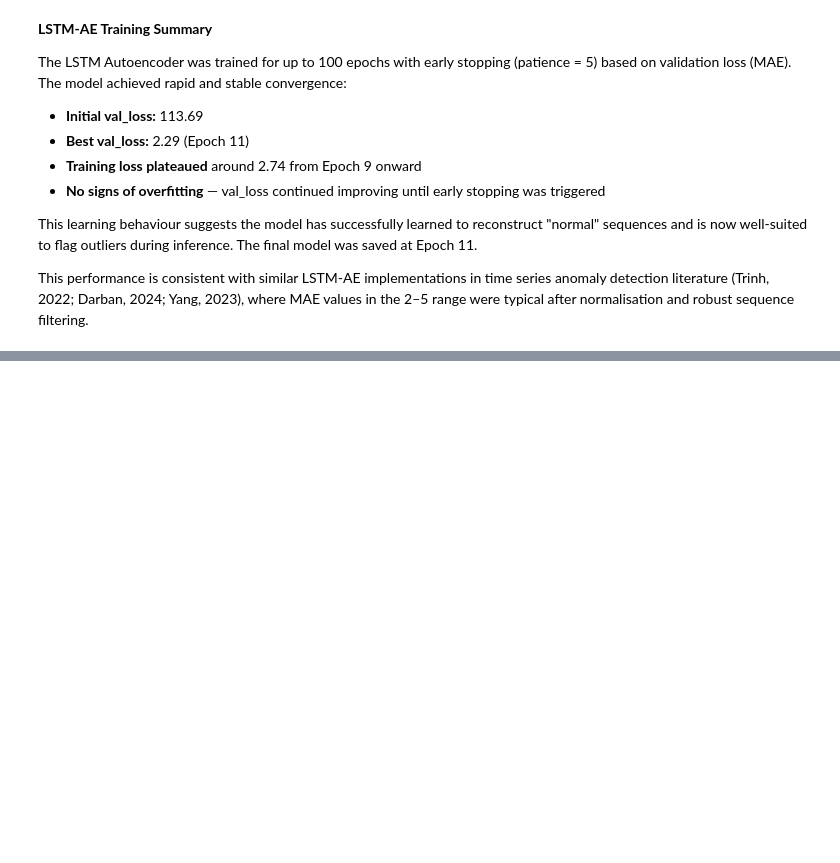
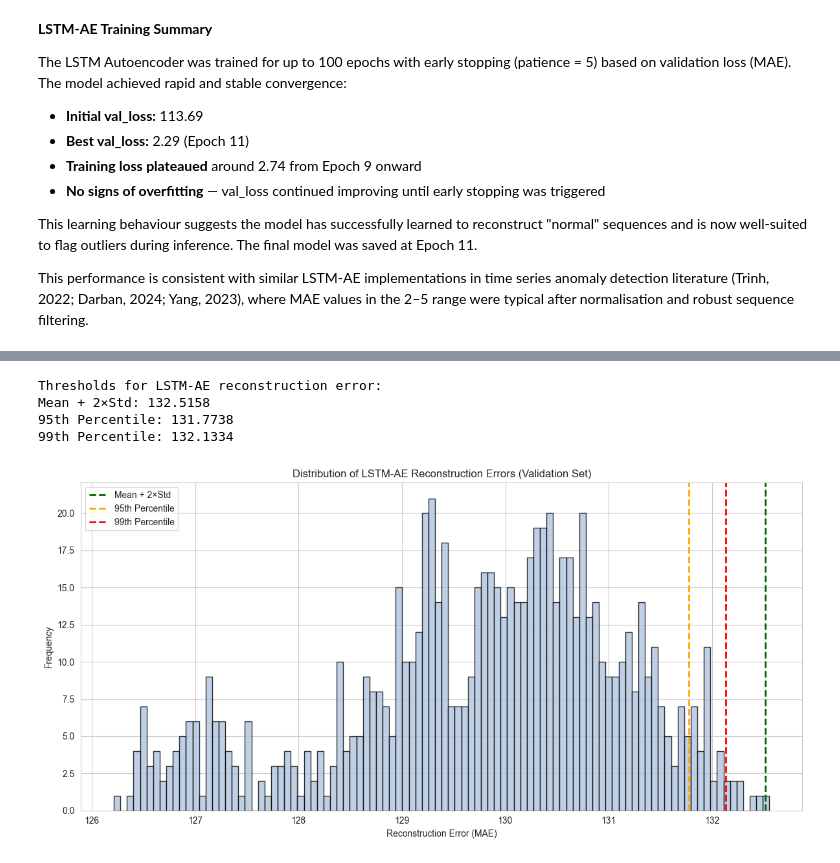
Before and after one commit to Jeremiah-Bachtin/comp1884-group6-weather-anomaly-detection-system, a Jupyter notebook: notebooks/notebook_jeremy_ETL_and_ML_v1.ipynb, the cells around one changed output, grey strips where cells are left out. Cells and saved outputs as stored; diff of their text form; code cells hidden in the pictures; blank space fills up the shorter version.

```diff
--- a/notebooks/notebook_jeremy_ETL_and_ML_v1.ipynb
+++ b/notebooks/notebook_jeremy_ETL_and_ML_v1.ipynb
@@ -701,0 +840,49 @@ Our model shows strong generalisation, with low mean absolute errors across most
+# %%
+# Step 10.4: Compute anomaly thresholds using three methods for lstm_score
+
+# Drop NA values in case some timestamps were unmatched during merge
+valid_lstm_scores = df_val['lstm_score'].dropna()
+
+# A. Mean + 2×Standard Deviation
+mean_lstm = valid_lstm_scores.mean()
+std_lstm = valid_lstm_scores.std()
+threshold_mean_2std = mean_lstm + 2 * std_lstm
+
+# B. 95th Percentile
+threshold_95 = valid_lstm_scores.quantile(0.95)
+
+# C. 99th Percentile
+threshold_99 = valid_lstm_scores.quantile(0.99)
+
+# Show thresholds
+print("Thresholds for LSTM-AE reconstruction error:")
+print(f"Mean + 2×Std: {threshold_mean_2std:.4f}")
+print(f"95th Percentile: {threshold_95:.4f}")
+print(f"99th Percentile: {threshold_99:.4f}")
+# %% [output]
+Thresholds for LSTM-AE reconstruction error:
+Mean + 2×Std: 132.5158
+95th Percentile: 131.7738
+99th Percentile: 132.1334
+# %%
+# Step 10.5: Visualise reconstruction errors with thresholds
+
+# Plot histogram of reconstruction errors with thresholds
+plt.figure(figsize=(12, 6))
+plt.hist(valid_lstm_scores, bins=100, color='lightsteelblue', edgecolor='black', alpha=0.8)
+
+# Add threshold lines
+plt.axvline(threshold_mean_2std, color='darkgreen', linestyle='--', linewidth=2, label='Mean + 2×Std')
+plt.axvline(threshold_95, color='orange', linestyle='--', linewidth=2, label='95th Percentile')
+plt.axvline(threshold_99, color='red', linestyle='--', linewidth=2, label='99th Percentile')
+
+# Labels and formatting
+plt.title("Distribution of LSTM-AE Reconstruction Errors (Validation Set)")
+plt.xlabel("Reconstruction Error (MAE)")
+plt.ylabel("Frequency")
+plt.legend()
+plt.grid(True)
+plt.tight_layout()
+plt.show()
+# %% [output]
+[figure, added]
```
Also changed, not shown: parts of 26 cells of this notebook.
